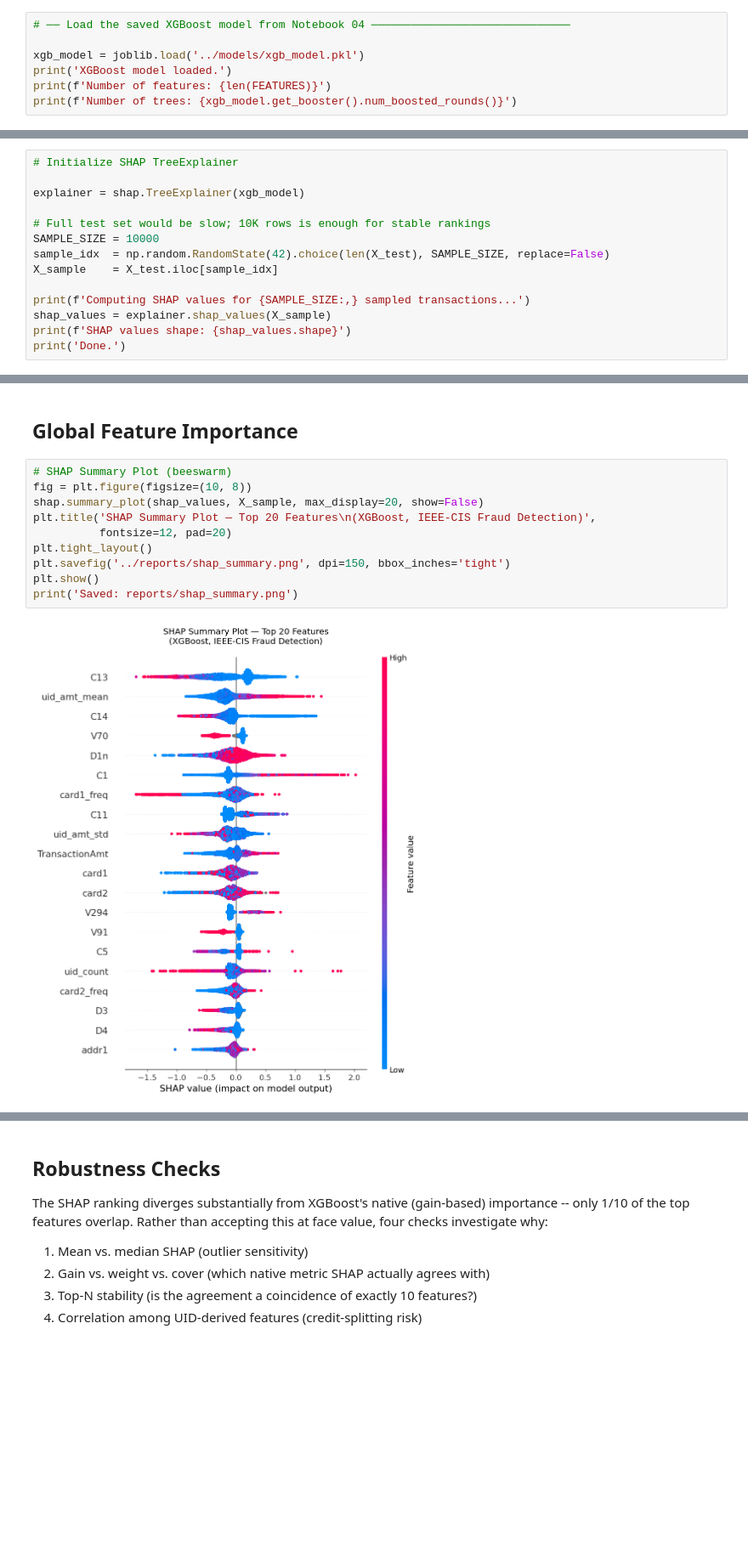
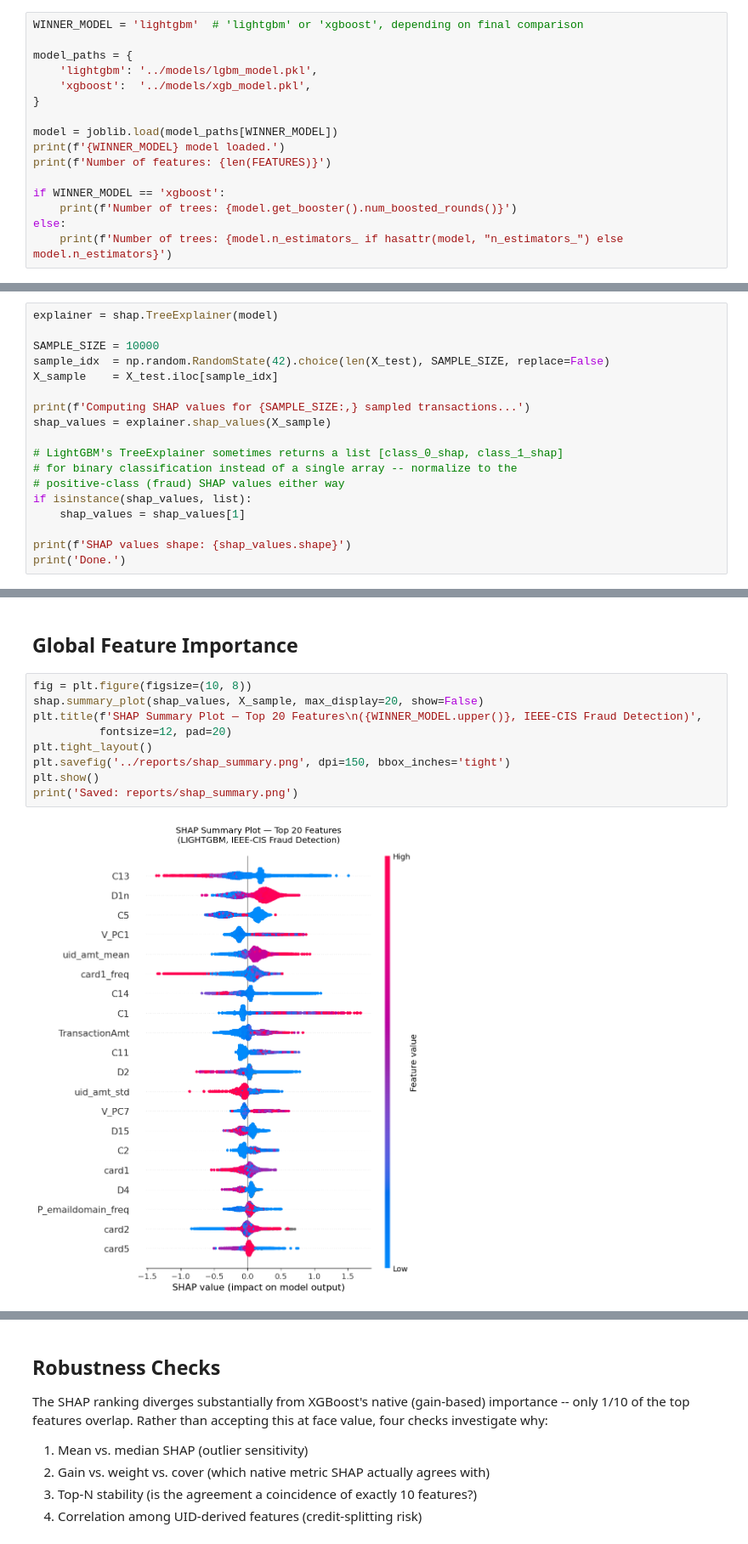
Before and after one commit to RezBezzy/project-ieee-fraud-detection-shap, a Jupyter notebook: notebooks/05_Explainability_SHAP_EU_AI_Act.ipynb, the cells around one changed output, grey strips where cells are left out. Shown at 85% size. Saved outputs shown, nothing was run; the diff lists cells and outputs as text; blank space fills up the shorter version.

Commit message:
Leakage fix: train-only feature engineering, update all results (LightGBM wins), update README and reports

```diff
--- a/notebooks/05_Explainability_SHAP_EU_AI_Act.ipynb
+++ b/notebooks/05_Explainability_SHAP_EU_AI_Act.ipynb
@@ -42,10 +37,19 @@ Loading dataset...
 Test set: 118,108 transactions
 SHAP version: 0.51.0
 # %%
-# ── Load the saved XGBoost model from Notebook 04 ──────────────────────────────
+WINNER_MODEL = 'lightgbm'  # 'lightgbm' or 'xgboost', depending on final comparison
 
-xgb_model = joblib.load('../models/xgb_model.pkl')
-print('XGBoost model loaded.')
+model_paths = {
+    'lightgbm': '../models/lgbm_model.pkl',
+    'xgboost':  '../models/xgb_model.pkl',
+}
+
+model = joblib.load(model_paths[WINNER_MODEL])
+print(f'{WINNER_MODEL} model loaded.')
 print(f'Number of features: {len(FEATURES)}')
-print(f'Number of trees: {xgb_model.get_booster().num_boosted_rounds()}')
+
+if WINNER_MODEL == 'xgboost':
+    print(f'Number of trees: {model.get_booster().num_boosted_rounds()}')
+else:
+    print(f'Number of trees: {model.n_estimators_ if hasattr(model, "n_estimators_") else model.n_estimators}')
 # %% [output]
@@ -59,17 +63,21 @@ TreeExplainer computes exact SHAP values for tree-based models by
 exploiting the tree structure directly, rather than approximating via
 sampling (as KernelExplainer would need to for CNN-LSTM).
 # %%
-# Initialize SHAP TreeExplainer
+explainer = shap.TreeExplainer(model)
 
-explainer = shap.TreeExplainer(xgb_model)
-
-# Full test set would be slow; 10K rows is enough for stable rankings
 SAMPLE_SIZE = 10000
 sample_idx  = np.random.RandomState(42).choice(len(X_test), SAMPLE_SIZE, replace=False)
 X_sample    = X_test.iloc[sample_idx]
 
 print(f'Computing SHAP values for {SAMPLE_SIZE:,} sampled transactions...')
 shap_values = explainer.shap_values(X_sample)
+
+# LightGBM's TreeExplainer sometimes returns a list [class_0_shap, class_1_shap]
+# for binary classification instead of a single array -- normalize to the
+# positive-class (fraud) SHAP values either way
+if isinstance(shap_values, list):
+    shap_values = shap_values[1]
+
 print(f'SHAP values shape: {shap_values.shape}')
 print('Done.')
 # %% [output]
@@ -79,17 +87,16 @@ Done.
 # %% [markdown]
 ## Global Feature Importance
 # %%
-# SHAP Summary Plot (beeswarm)
 fig = plt.figure(figsize=(10, 8))
 shap.summary_plot(shap_values, X_sample, max_display=20, show=False)
-plt.title('SHAP Summary Plot — Top 20 Features\n(XGBoost, IEEE-CIS Fraud Detection)',
+plt.title(f'SHAP Summary Plot — Top 20 Features\n({WINNER_MODEL.upper()}, IEEE-CIS Fraud Detection)',
           fontsize=12, pad=20)
 plt.tight_layout()
 plt.savefig('../reports/shap_summary.png', dpi=150, bbox_inches='tight')
 plt.show()
 print('Saved: reports/shap_summary.png')
 # %% [output]
-[figure, old version]
+[figure, new version]
 Saved: reports/shap_summary.png
 # %%
 # SHAP Bar Plot (mean absolute impact, easier to read for a business audience) ─
```
Also changed, not shown: parts of 14 cells of this notebook, 26 other files.
